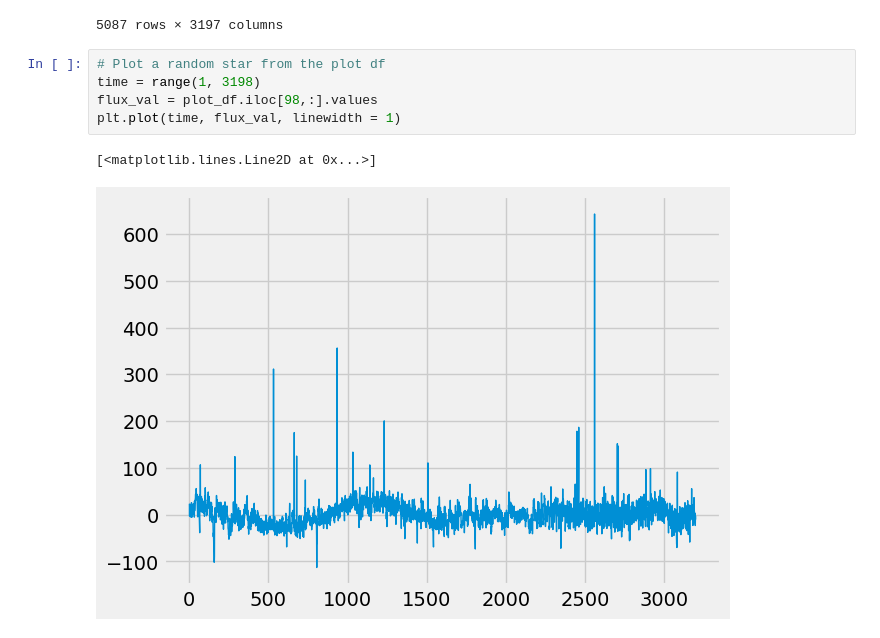
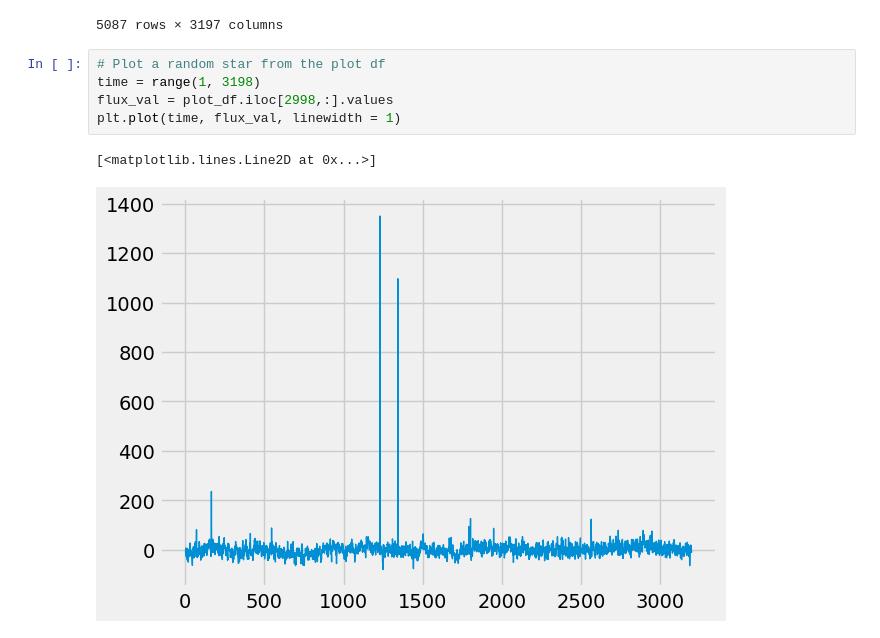
Before and after one commit to mahursh/Exoplanets_Hunting_with_ML, a Jupyter notebook: Exoplanets_.ipynb, the cells around one changed output. Drawn from its saved outputs; the diff is of its cells as text.

```diff
--- a/Exoplanets_.ipynb
+++ b/Exoplanets_.ipynb
@@ -217,8 +217,8 @@ plot_df
 # %%
 # Plot a random star from the plot df
 time = range(1, 3198)
-flux_val = plot_df.iloc[98,:].values
+flux_val = plot_df.iloc[2998,:].values
 plt.plot(time, flux_val, linewidth = 1)
 # %% [output]
 [<matplotlib.lines.Line2D at 0x...>]
-[figure, old version]
+[figure, new version]
```
Also changed, not shown: parts of 1 cell of this notebook.
